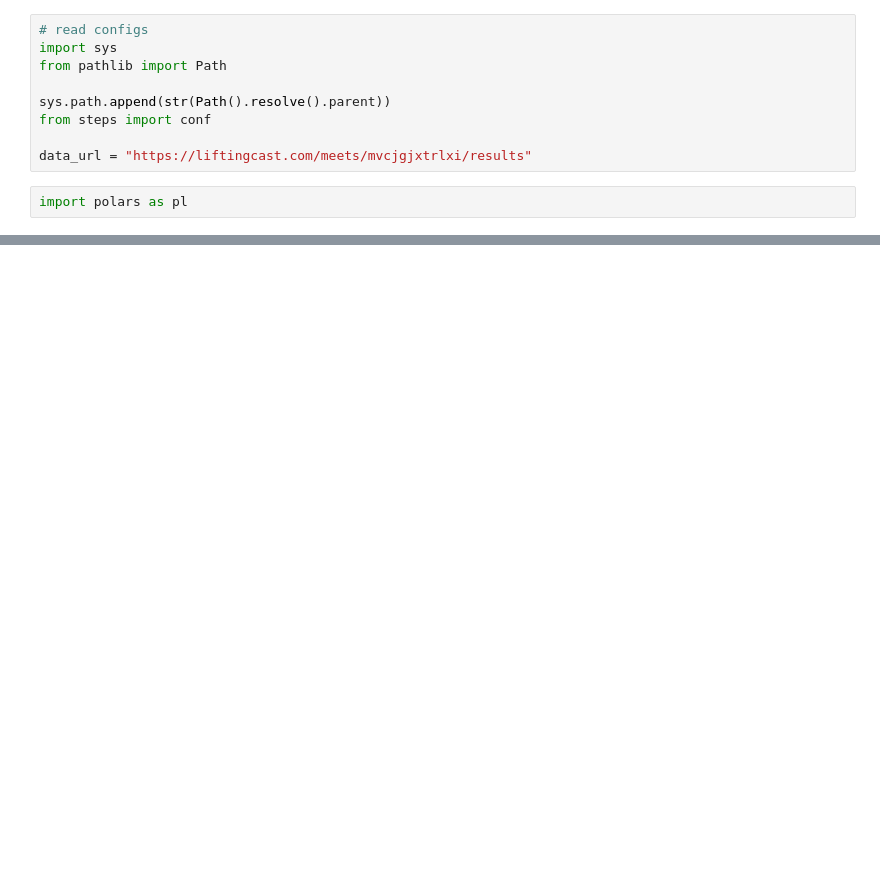
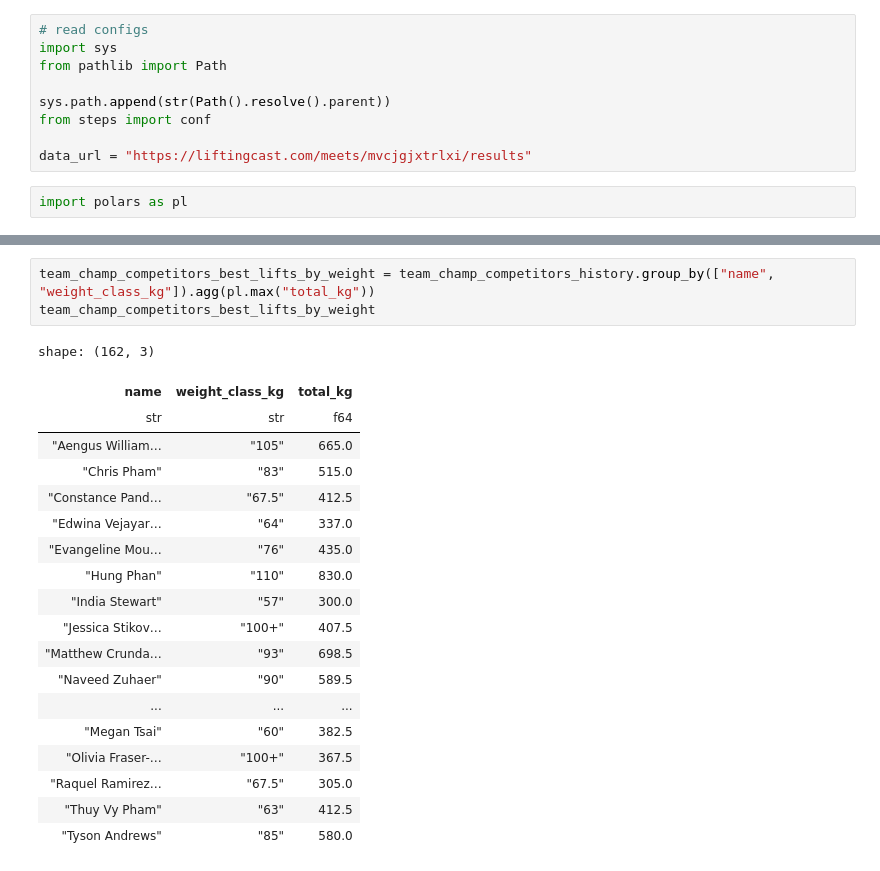
Before and after one commit to namtonthat/powerlifting-ml-progress, a Jupyter notebook: notebooks/scrap-liftingcast.ipynb, the cells around one changed output, grey strips where cells are left out. Drawn from its saved outputs; the diff is of its cells as text; blank space fills up the shorter version.

```diff
--- a/notebooks/scrap-liftingcast.ipynb
+++ b/notebooks/scrap-liftingcast.ipynb
@@ -28,0 +50,23 @@ team_champ_competitors_best_lifts = raw_df.filter(pl.col("name").is_in(team_cham
+# %%
+team_champ_competitors_best_lifts_by_weight = team_champ_competitors_history.group_by(["name", "weight_class_kg"]).agg(pl.max("total_kg"))
+team_champ_competitors_best_lifts_by_weight
+# %% [output]
+shape: (162, 3)
+| name | weight_class_kg | total_kg |
+| str | str | f64 |
+| "Aengus William… | "105" | 665.0 |
+| "Chris Pham" | "83" | 515.0 |
+| "Constance Pand… | "67.5" | 412.5 |
+| "Edwina Vejayar… | "64" | 337.0 |
+| "Evangeline Mou… | "76" | 435.0 |
+| "Hung Phan" | "110" | 830.0 |
+| "India Stewart" | "57" | 300.0 |
+| "Jessica Stikov… | "100+" | 407.5 |
+| "Matthew Crunda… | "93" | 698.5 |
+| "Naveed Zuhaer" | "90" | 589.5 |
+| ... | ... | ... |
+| "Megan Tsai" | "60" | 382.5 |
+| "Olivia Fraser-… | "100+" | 367.5 |
+| "Raquel Ramirez… | "67.5" | 305.0 |
+| "Thuy Vy Pham" | "63" | 412.5 |
+| "Tyson Andrews" | "85" | 580.0 |
```
Also changed, not shown: parts of 6 cells of this notebook, 1 other file.
